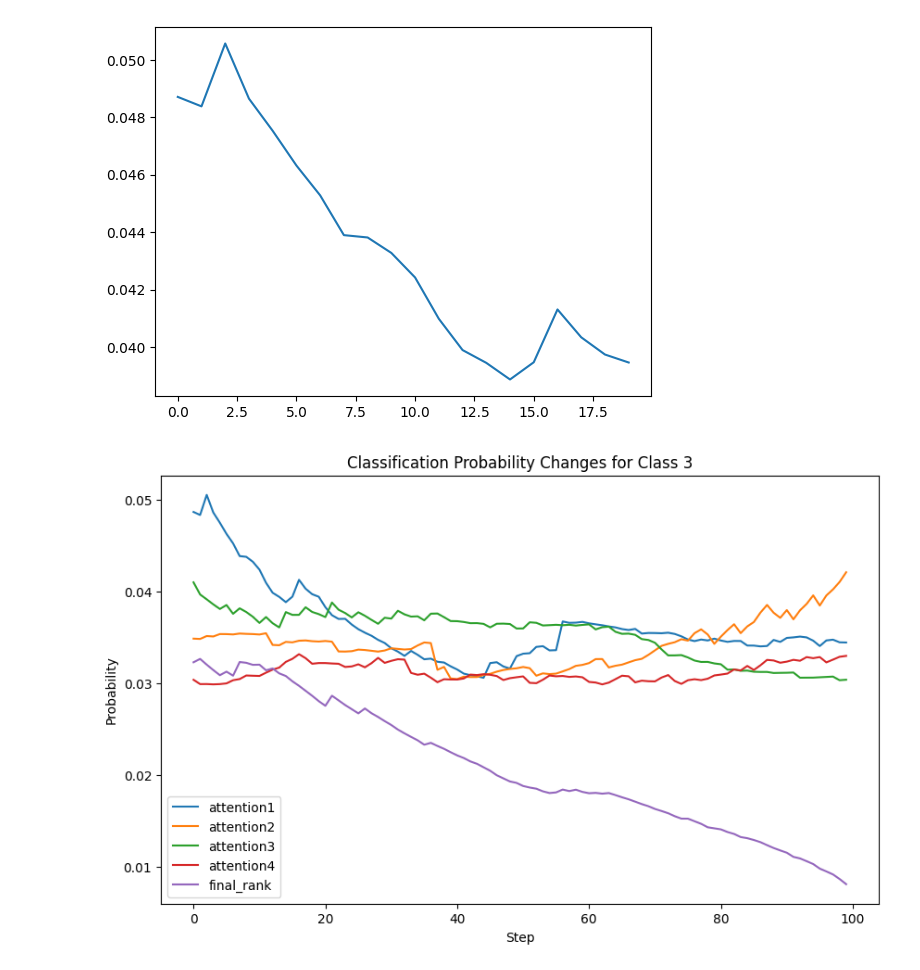
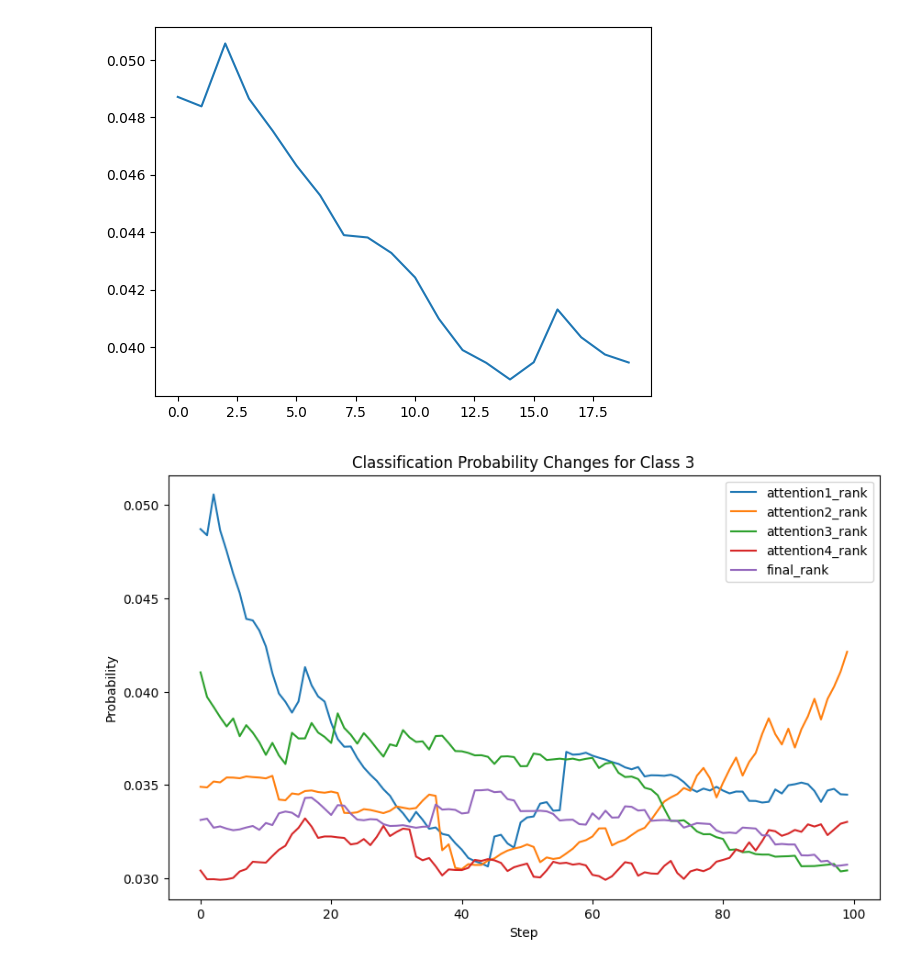
Before and after one commit to sujuntao2022/ADNI-XAI, a Jupyter notebook: Interpretation_visualize.ipynb, the cells around one changed output. Drawn from its saved outputs; the diff is of its cells as text; code cells hidden in the pictures.

```diff
--- a/Interpretation_visualize.ipynb
+++ b/Interpretation_visualize.ipynb
@@ -1831,36 +1831,36 @@ mri_image = nib.load(file_path)
 image_data = mri_image.get_fdata()
 mask_data = mask_evenly
 
-predictions_dict = {key: [] for key in ['attention1', 'attention2', 'attention3', 'attention4', 'final_rank']}
+predictions_dict = {key: [] for key in ['attention1_rank', 'attention2_rank', 'attention3_rank', 'attention4_rank', 'final_rank']}
 
 for key in predictions_dict.keys():
-    df_sorted = df.sort_values(by=key, ascending=False)
-    df_sorted = df_sorted.head(100)
+    df_sorted = df.sort_values(by=key, ascending=True)
+    df_sorted_subset = df_sorted.head(100)
 
     modified_image = image_data
 
-    for index, row in df_sorted.iterrows():
+    for index, row in df_sorted_subset.iterrows():
         region_number = row['Region_ID']
         modified_image[mask_data == region_number] = 255 - modified_image[mask_data == region_number]
 
         input_tensor = torch.tensor(modified_image[np.newaxis, np.newaxis, ...], dtype=torch.float32).to(device)
 
         with torch.no_grad():
             output = model(input_tensor)
             probabilities = torch.nn.functional.softmax(output, dim=1)
             predictions_dict[key].append(probabilities.cpu().detach().numpy())
 
 
 plt.figure(figsize=(10, 6))
 
 for key, predictions in predictions_dict.items():
     predictions_array = np.array(predictions).squeeze()
     plt.plot(predictions_array[:, 2], label=f'{key}')
 
 plt.xlabel('Step')
 plt.ylabel('Probability')
 plt.title('Classification Probability Changes for Class 3')
 plt.legend()
 plt.show()
 # %% [output]
-[figure, old version]
+[figure, new version]
```
Also changed, not shown: parts of 3 cells of this notebook, 3 other files.
